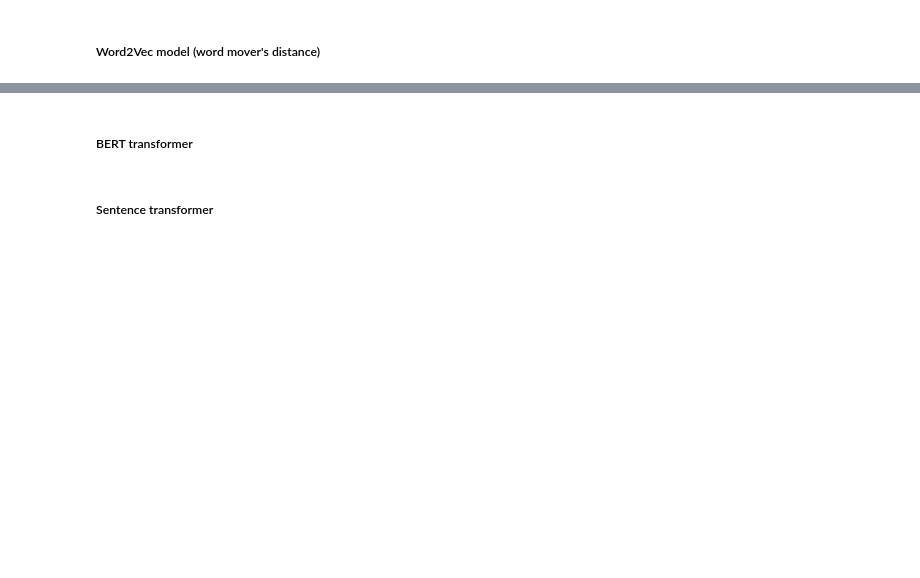
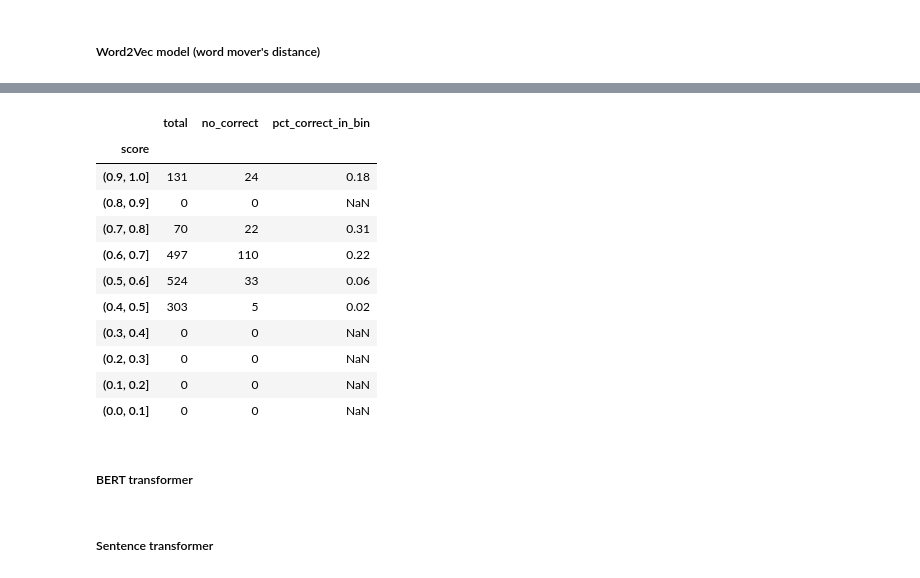
Before and after one commit to Heity94/TWSM_Lab, a Jupyter notebook: Project/Team1_ProjectReport_main.ipynb, the cells around one changed output, grey strips where cells are left out. Saved outputs shown, nothing was run; the diff lists cells and outputs as text; code cells hidden in the pictures; blank space fills up the shorter version.

```diff
--- a/Project/Team1_ProjectReport_main.ipynb
+++ b/Project/Team1_ProjectReport_main.ipynb
@@ -412,3 +454,19 @@ wmd_scores = pd.read_csv(data_path_group+"WMD_similarity_scores_sample_article.c
+# %%
+wmd_scores_bin = create_grouped_bins(wmd_scores)
+wmd_scores_bin
+# %% [output]
+|  | total | no_correct | pct_correct_in_bin |
+| score |  |  |  |
+| (0.9, 1.0] | 131 | 24 | 0.18 |
+| (0.8, 0.9] | 0 | 0 | NaN |
+| (0.7, 0.8] | 70 | 22 | 0.31 |
+| (0.6, 0.7] | 497 | 110 | 0.22 |
+| (0.5, 0.6] | 524 | 33 | 0.06 |
+| (0.4, 0.5] | 303 | 5 | 0.02 |
+| (0.3, 0.4] | 0 | 0 | NaN |
+| (0.2, 0.3] | 0 | 0 | NaN |
+| (0.1, 0.2] | 0 | 0 | NaN |
+| (0.0, 0.1] | 0 | 0 | NaN |
 # %% [markdown]
 ##### BERT transformer
 # %% [markdown]
```
Also changed, not shown: parts of 9 cells of this notebook.
